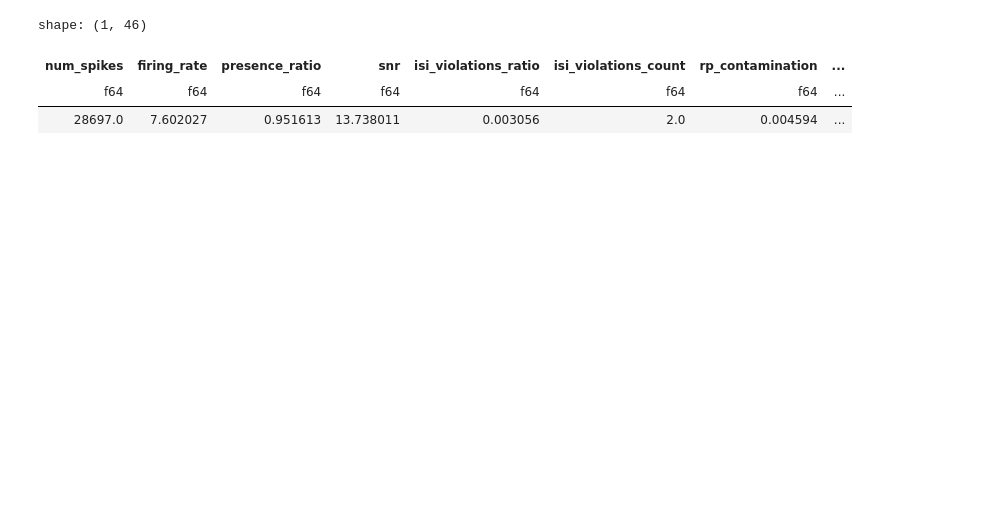
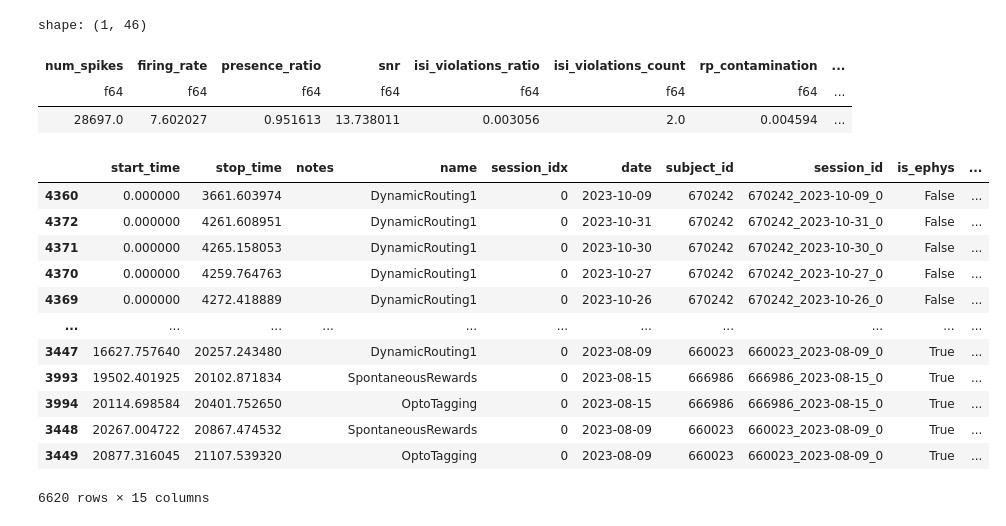
Before and after one commit to AllenInstitute/dynamicrouting-summary, a Jupyter notebook: notebooks/spike_rate_drift.ipynb, the cells around one changed output. Saved outputs shown, nothing was run; the diff lists cells and outputs as text; code cells hidden in the pictures; blank space fills up the shorter version.

```diff
--- a/notebooks/spike_rate_drift.ipynb
+++ b/notebooks/spike_rate_drift.ipynb
@@ -34,0 +43,9 @@ units.partition_by('subject_id', 'date', 'electrode_group_name', as_dict=True)
+# %%
+# add columns to indicate whether session used 10 min or 20 min settle time
+switched_to_notebook_workflow = dt.date(2023, 2, 6)     # notebook created with 20 min settle time
+
+epochs['is_short_settle'] = epochs.date < switched_to_notebook_workflow
+
+units = units.with_columns(
+    pl.when(pl.col('date') < switched_to_notebook_workflow).then(True).otherwise(False).alias('is_short_settle')
+)
@@ -34,0 +60,16 @@ units.partition_by('subject_id', 'date', 'electrode_group_name', as_dict=True)
+# %%
+epochs.sort_values('start_time', inplace=True)
+# %% [output]
+|  | start_time | stop_time | notes | name | session_idx | date | subject_id | session_id | is_ephys | ... |
+| 4360 | 0.000000 | 3661.603974 |  | DynamicRouting1 | 0 | 2023-10-09 | 670242 | 670242_2023-10-09_0 | False | ... |
+| 4372 | 0.000000 | 4261.608951 |  | DynamicRouting1 | 0 | 2023-10-31 | 670242 | 670242_2023-10-31_0 | False | ... |
+| 4371 | 0.000000 | 4265.158053 |  | DynamicRouting1 | 0 | 2023-10-30 | 670242 | 670242_2023-10-30_0 | False | ... |
+| 4370 | 0.000000 | 4259.764763 |  | DynamicRouting1 | 0 | 2023-10-27 | 670242 | 670242_2023-10-27_0 | False | ... |
+| 4369 | 0.000000 | 4272.418889 |  | DynamicRouting1 | 0 | 2023-10-26 | 670242 | 670242_2023-10-26_0 | False | ... |
+| ... | ... | ... | ... | ... | ... | ... | ... | ... | ... | ... |
+| 3447 | 16627.757640 | 20257.243480 |  | DynamicRouting1 | 0 | 2023-08-09 | 660023 | 660023_2023-08-09_0 | True | ... |
+| 3993 | 19502.401925 | 20102.871834 |  | SpontaneousRewards | 0 | 2023-08-15 | 666986 | 666986_2023-08-15_0 | True | ... |
+| 3994 | 20114.698584 | 20401.752650 |  | OptoTagging | 0 | 2023-08-15 | 666986 | 666986_2023-08-15_0 | True | ... |
+| 3448 | 20267.004722 | 20867.474532 |  | SpontaneousRewards | 0 | 2023-08-09 | 660023 | 660023_2023-08-09_0 | True | ... |
+| 3449 | 20877.316045 | 21107.539320 |  | OptoTagging | 0 | 2023-08-09 | 660023 | 660023_2023-08-09_0 | True | ... |
+6620 rows × 15 columns
```
Also changed, not shown: parts of 10 cells of this notebook, 1 other file.
